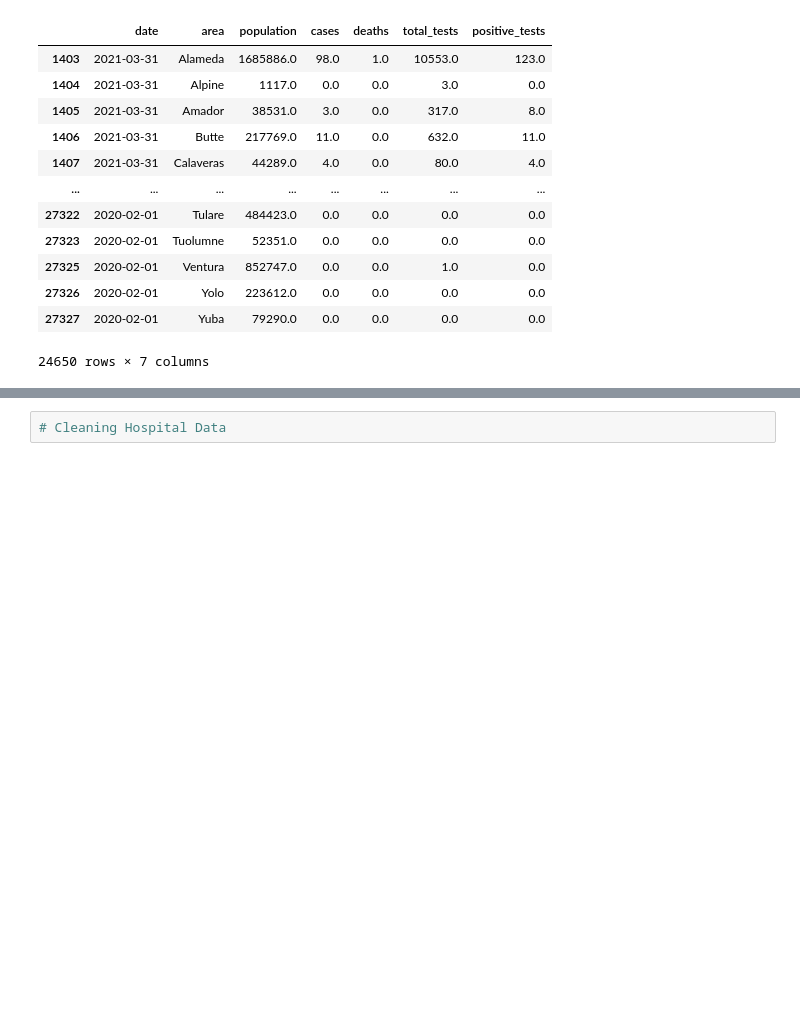
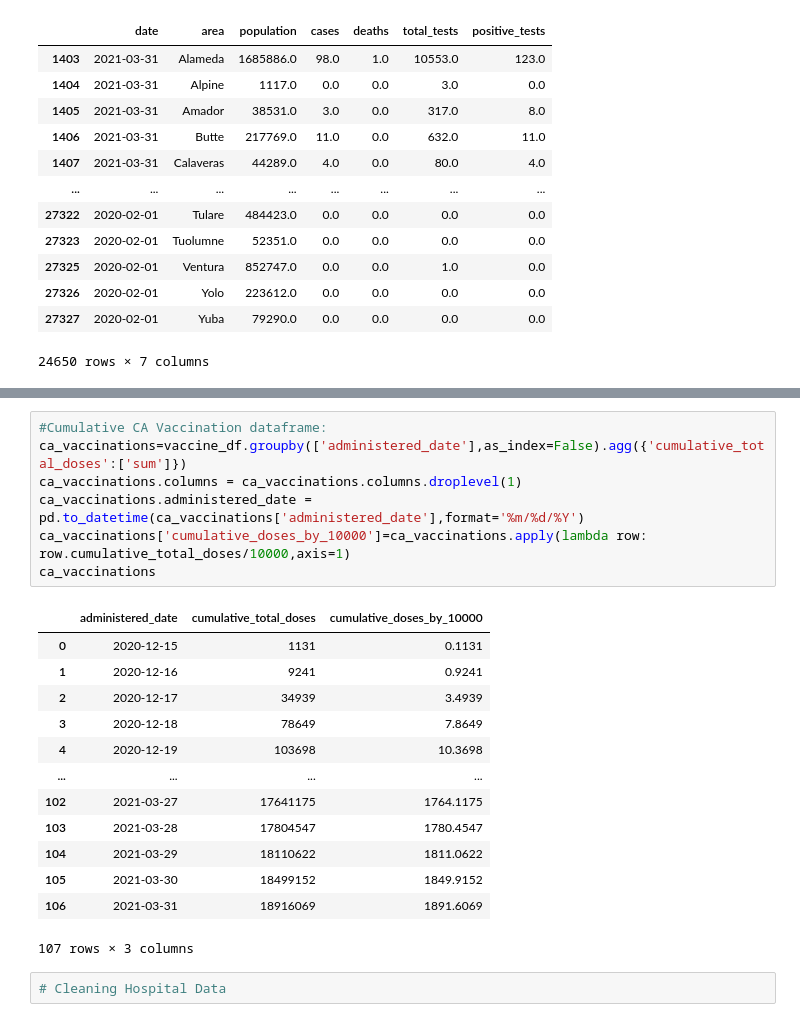
Before and after one commit to danijmartin/Covid-19-California, a Jupyter notebook: covid19_ca_main.ipynb, the cells around one changed output, grey strips where cells are left out. Drawn from its saved outputs; the diff is of its cells as text; blank space fills up the shorter version.

```diff
--- a/covid19_ca_main.ipynb
+++ b/covid19_ca_main.ipynb
@@ -91,3 +91,24 @@ vaccine_df
+# %%
+#Cumulative CA Vaccination dataframe:
+ca_vaccinations=vaccine_df.groupby(['administered_date'],as_index=False).agg({'cumulative_total_doses':['sum']})
+ca_vaccinations.columns = ca_vaccinations.columns.droplevel(1)
+ca_vaccinations.administered_date = pd.to_datetime(ca_vaccinations['administered_date'],format='%m/%d/%Y')
+ca_vaccinations['cumulative_doses_by_10000']=ca_vaccinations.apply(lambda row: row.cumulative_total_doses/10000,axis=1)
+ca_vaccinations
+# %% [output]
+|  | administered_date | cumulative_total_doses | cumulative_doses_by_10000 |
+| 0 | 2020-12-15 | 1131 | 0.1131 |
+| 1 | 2020-12-16 | 9241 | 0.9241 |
+| 2 | 2020-12-17 | 34939 | 3.4939 |
+| 3 | 2020-12-18 | 78649 | 7.8649 |
+| 4 | 2020-12-19 | 103698 | 10.3698 |
+| ... | ... | ... | ... |
+| 102 | 2021-03-27 | 17641175 | 1764.1175 |
+| 103 | 2021-03-28 | 17804547 | 1780.4547 |
+| 104 | 2021-03-29 | 18110622 | 1811.0622 |
+| 105 | 2021-03-30 | 18499152 | 1849.9152 |
+| 106 | 2021-03-31 | 18916069 | 1891.6069 |
+107 rows × 3 columns
 # %%
 # Cleaning Hospital Data
 # %%
```
Also changed, not shown: parts of 3 cells of this notebook.
